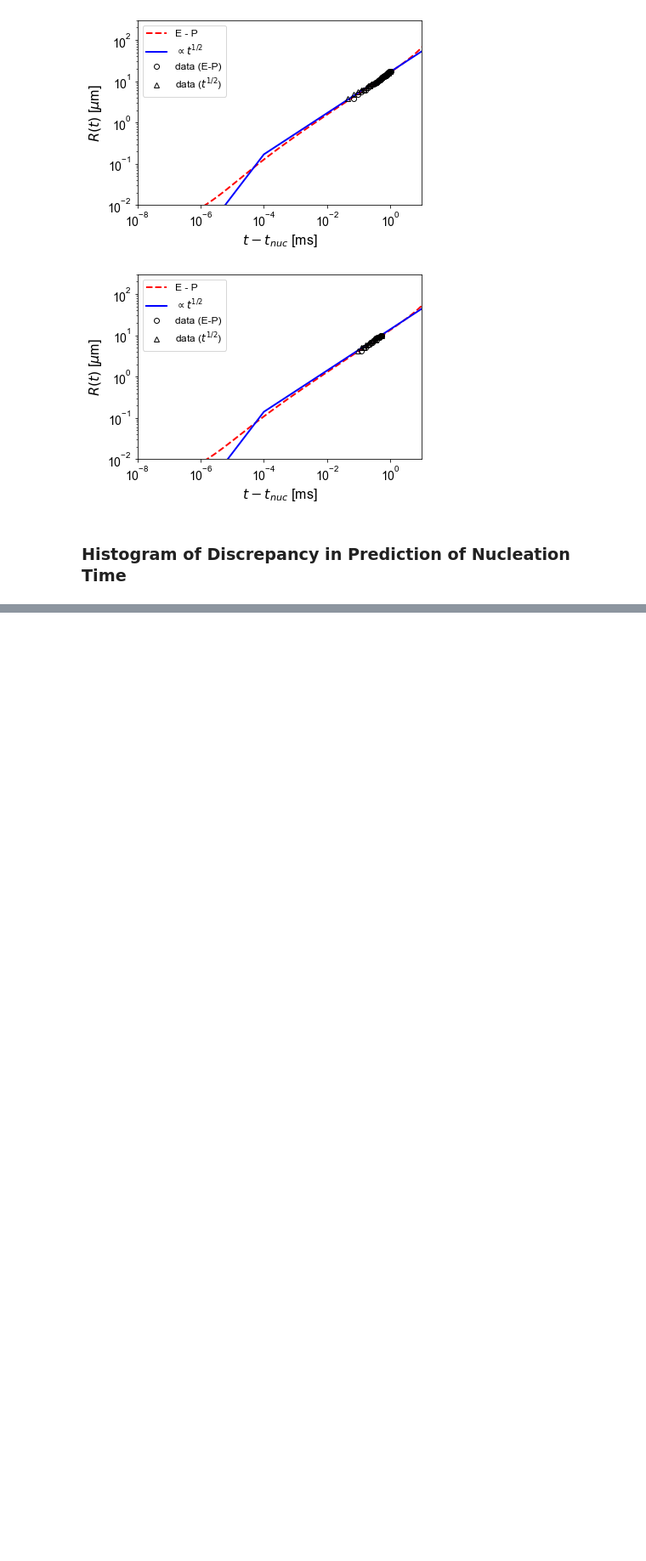
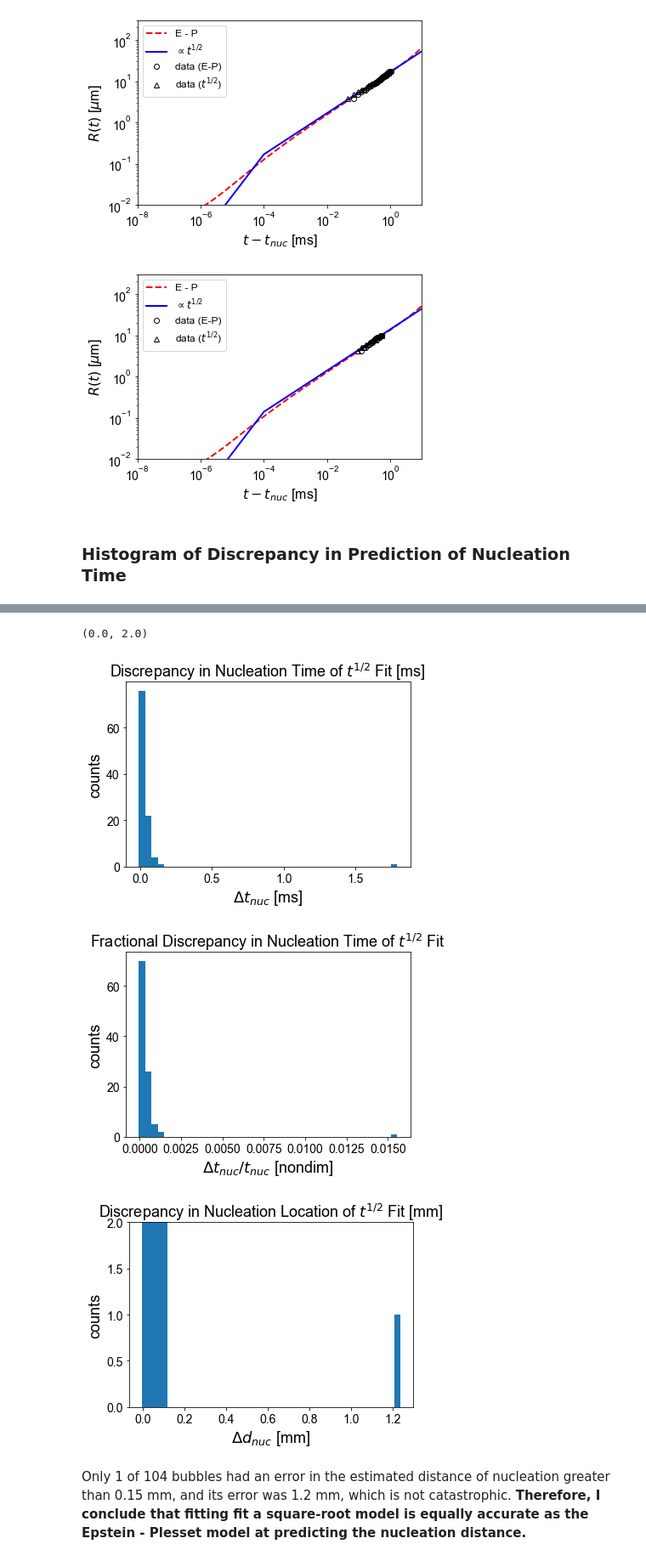
Before and after one commit to andylitalo/bubble-growth, a Jupyter notebook: ntbk/20211202_72bar_compare_t12_ep.ipynb, the cells around one changed output, grey strips where cells are left out. Shown at 85% size. Drawn from its saved outputs; the diff is of its cells as text; code cells hidden in the pictures; blank space fills up the shorter version.

```diff
--- a/ntbk/20211202_72bar_compare_t12_ep.ipynb
+++ b/ntbk/20211202_72bar_compare_t12_ep.ipynb
@@ -414,0 +527,31 @@ Failed to fit data
+# %%
+
+# plots distribution of discrepancies in nucleation time
+plt.figure()
+plt.hist(np.asarray(dt_nuc)*s_2_ms, bins=n_bins)
+plt.title(r'Discrepancy in Nucleation Time of $t^{1/2}$ Fit [ms]', fontsize=t_fs)
+plt.xlabel(r'$\Delta t_{nuc}$ [ms]', fontsize=ax_fs)
+plt.ylabel('counts', fontsize=ax_fs)
+plt.tick_params(axis='both', labelsize=tk_fs)
+
+plt.figure()
+plt.hist(dt_nuc_frac, bins=n_bins)
+plt.title(r'Fractional Discrepancy in Nucleation Time of $t^{1/2}$ Fit', fontsize=t_fs)
+plt.xlabel(r'$\Delta t_{nuc} / t_{nuc}$ [nondim]', fontsize=ax_fs)
+plt.ylabel('counts', fontsize=ax_fs)
+plt.tick_params(axis='both', labelsize=tk_fs)
+
+# plots distribution of discrepancies in nucleation location
+plt.figure()
+plt.hist(np.asarray(dd_nuc)*m_2_mm, bins=n_bins)
+plt.title(r'Discrepancy in Nucleation Location of $t^{1/2}$ Fit [mm]', fontsize=t_fs)
+plt.xlabel(r'$\Delta d_{nuc}$ [mm]', fontsize=ax_fs)
+plt.ylabel('counts', fontsize=ax_fs)
+plt.tick_params(axis='both', labelsize=tk_fs)
+# %% [output]
+(0.0, 2.0)
+[figure, added]
+[figure, added]
+[figure, added]
+# %% [markdown]
+Only 1 of 104 bubbles had an error in the estimated distance of nucleation greater than 0.15 mm, and its error was 1.2 mm, which is not catastrophic. **Therefore, I conclude that fitting fit a square-root model is equally accurate as the Epstein - Plesset model at predicting the nucleation distance.**
```
Also changed, not shown: parts of 8 cells of this notebook.
